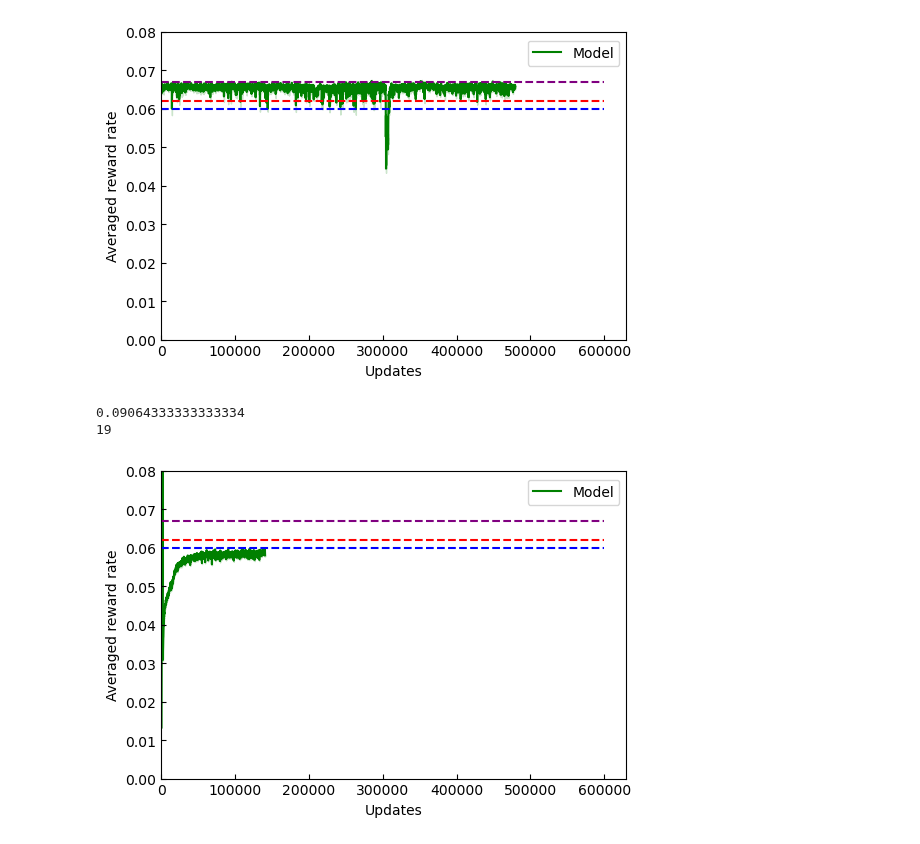
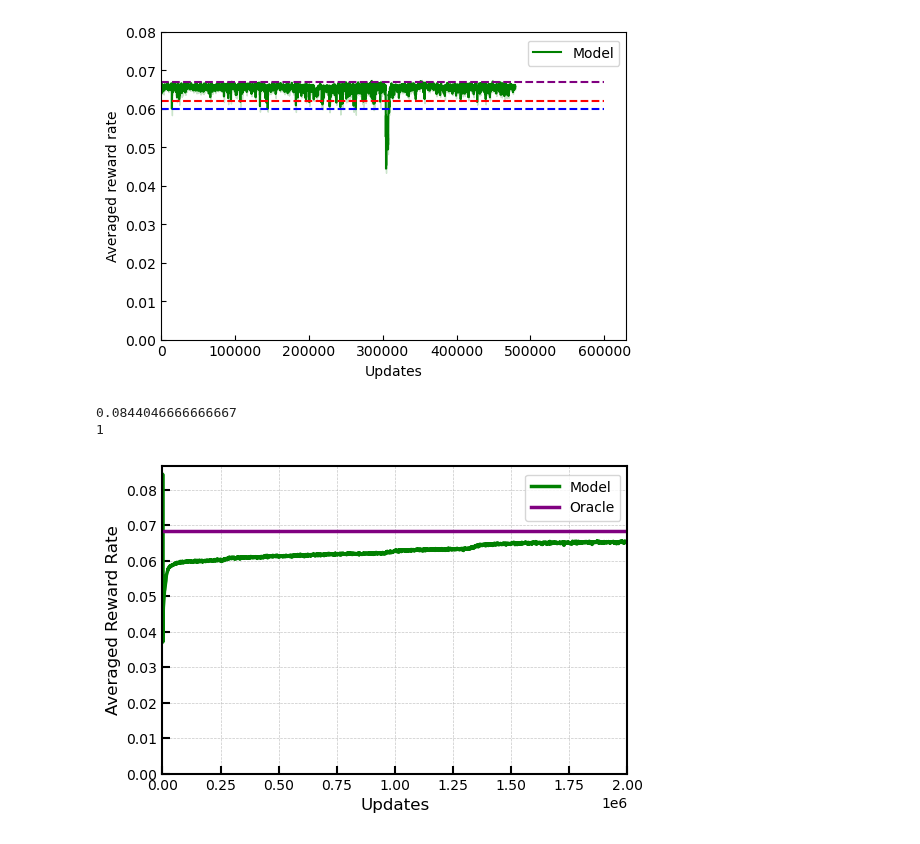
Before and after one commit to davidgbe/favorably_connected, a Jupyter notebook: code/notebooks/learning_baseline_exp_stoch_rewards.ipynb, the cells around one changed output. Saved outputs shown, nothing was run; the diff lists cells and outputs as text; code cells hidden in the pictures.

Commit message:
lots of updates re: fixed & mixed odor mapping agents

```diff
--- a/code/notebooks/learning_baseline_exp_stoch_rewards.ipynb
+++ b/code/notebooks/learning_baseline_exp_stoch_rewards.ipynb
@@ -682,45 +682,69 @@ print()
 2848
 [figure]
 # %%
-data_dir = '../../results/rl_agent_outputs/inf_patch_refactor_w_noise_2024-11-21_16_07_42_770943_var_noise_0.0001_activity_weight_10/reward_rates'
-averaging_size = 100
+data_dir = '../../results/rl_agent_outputs/structural_priors_in_rl_low_noise_optim_01_2024-12-04_22_52_55_172250_var_noise_0.0001_activity_weight_1.0/reward_rates'
+averaging_size = 1000
 reduced_data = load_data(os.path.join(data_dir, '*.npy'), averaging_size=averaging_size)
 
 scale = 1
 fig, axs = plt.subplots(1, 1, figsize=(6 * scale, 4 * scale))
 
+# Plot shaded region for standard error
 axs.fill_between(
     np.arange(reduced_data.shape[1]) * averaging_size,
     np.mean(reduced_data.T, axis=1) - np.std(reduced_data.T, axis=1) / np.sqrt(reduced_data.shape[0]),
     np.mean(reduced_data.T, axis=1) + np.std(reduced_data.T, axis=1) / np.sqrt(reduced_data.shape[0]),
     color='green',
     alpha=0.2,
     zorder=1,
 )
 
+# Plot mean line
 axs.plot(
     np.arange(reduced_data.shape[1]) * averaging_size,
     np.mean(reduced_data.T, axis=1),
     c='green',
-    zorder=1,
+    linewidth=2.5,  # Thicker plot line
+    zorder=2,
     label='Model',
 )
 
-axs.plot([0, 600000], [0.06, 0.06], '--', c='blue')
-axs.plot([0, 600000], [0.062, 0.062], '--', c='red')
-axs.plot([0, 600000], [0.067, 0.067], '--', c='purple')
+# Plot mean line
+axs.plot(
+    [0, 2e6],
+    0.0685 * np.ones(2),
+    c='purple',
+    linewidth=2.5,  # Thicker plot line
+    zorder=2,
+    label='Oracle',
+)
 
-print( np.mean(reduced_data.T, axis=1).max())
-print( np.mean(reduced_data.T, axis=1).argmax())
+# Adjust axes limits
+axs.set_xlim(0, 2e6)
+axs.set_ylim(0)
+# Add labels and titles
+axs.set_ylabel('Averaged Reward Rate', fontsize=12)
+axs.set_xlabel('Updates', fontsize=12)
 
-axs.set_ylim(0, 0.08)
-axs.set_xlim(0)
-axs.set_ylabel('Averaged reward rate')
-axs.set_xlabel('Updates')
-axs.tick_params(axis='both', direction='in')
-fig.legend(bbox_to_anchor=(0.9, 0.875))
-print()
+# Customize tick parameters
+axs.tick_params(axis='both', direction='in', length=6, width=1.5, labelsize=10)
+
+# Thicken the axes lines
+axs.spines['top'].set_linewidth(1.5)
+axs.spines['right'].set_linewidth(1.5)
+axs.spines['bottom'].set_linewidth(1.5)
+axs.spines['left'].set_linewidth(1.5)
+
+# Add grid for better readability
+axs.grid(visible=True, which='both', linestyle='--', linewidth=0.5, alpha=0.7)
+
+# Add legend
+fig.legend(bbox_to_anchor=(0.9, 0.875), fontsize=10)
+
+# Print stats
+print(np.mean(reduced_data.T, axis=1).max())
+print(np.mean(reduced_data.T, axis=1).argmax())
 # %% [output]
-0.09064333333333334
-19
+0.0844046666666667
+1
-[figure, old version]
+[figure, new version]
```
Also changed, not shown: parts of 3 cells of this notebook, 14 other files.
